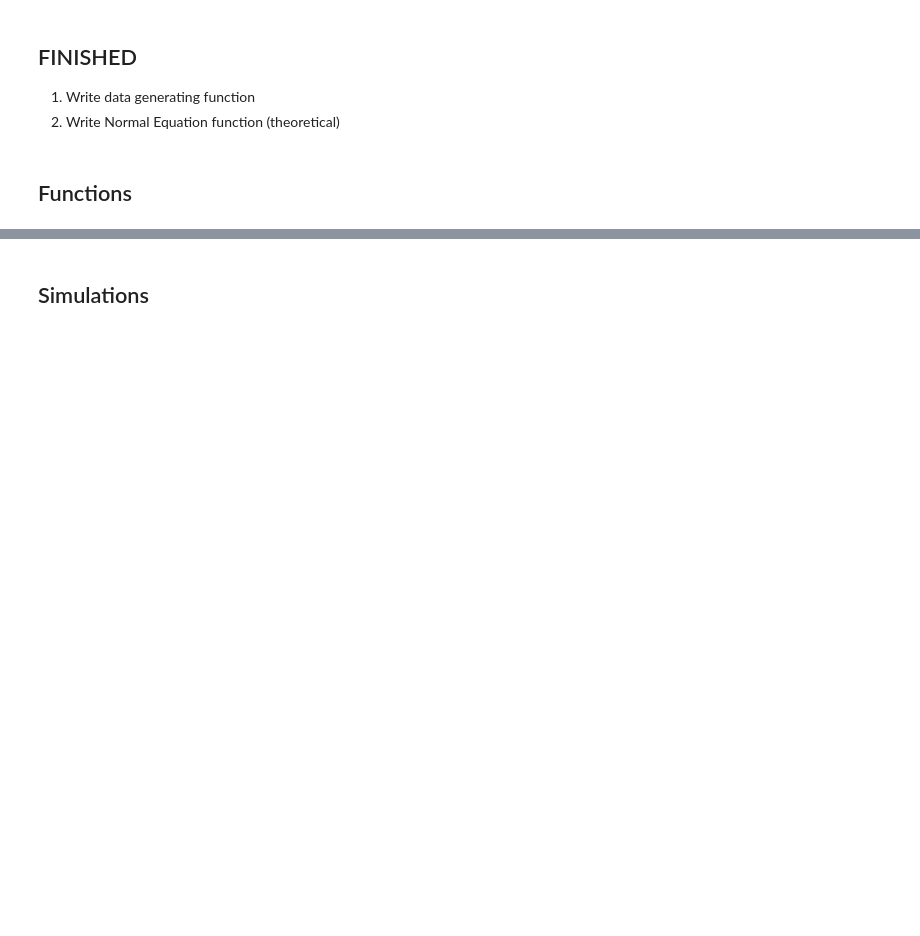
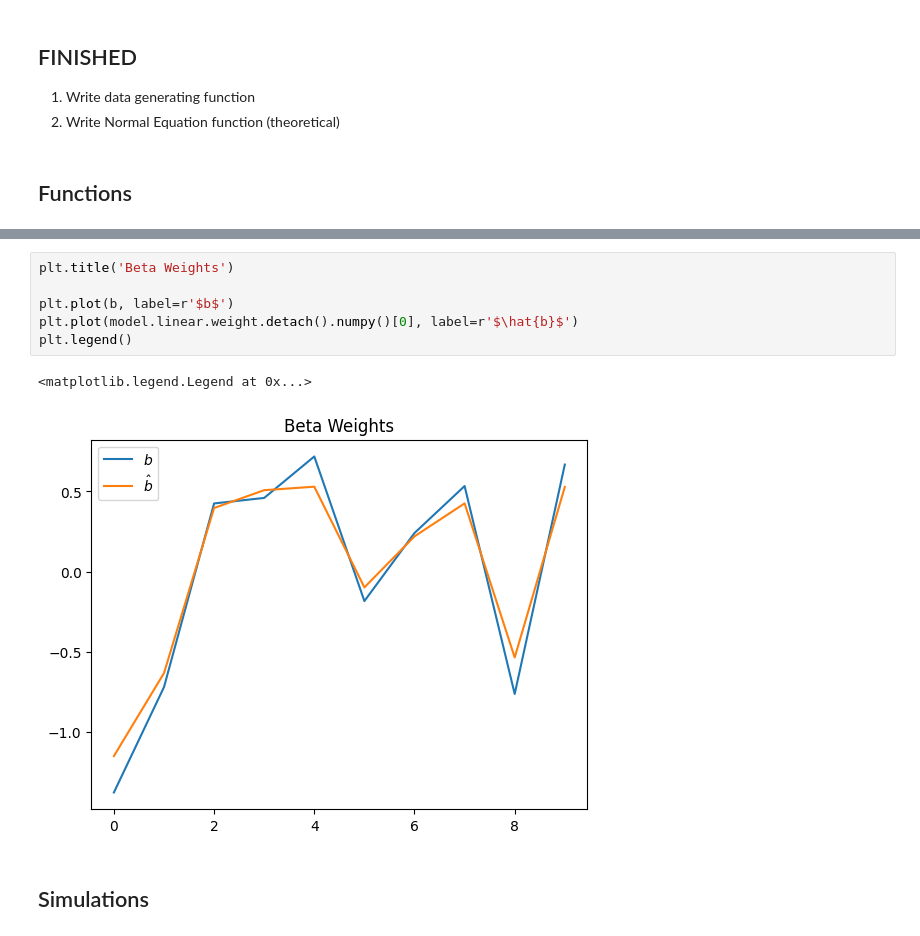
Before and after one commit to ryanhammonds/dsc210, a Jupyter notebook: project/Optimization Work.ipynb, the cells around one changed output, grey strips where cells are left out. Drawn from its saved outputs; the diff is of its cells as text; blank space fills up the shorter version.

Commit message:
add multiple betas example + SGD

```diff
--- a/project/Optimization Work.ipynb
+++ b/project/Optimization Work.ipynb
@@ -143,3 +224,12 @@ true      :  2
+# %%
+plt.title('Beta Weights')
+
+plt.plot(b, label=r'$b$')
+plt.plot(model.linear.weight.detach().numpy()[0], label=r'$\hat{b}$')
+plt.legend()
+# %% [output]
+<matplotlib.legend.Legend at 0x...>
+[figure, added]
 # %% [markdown]
 ## Simulations
 # %% [markdown]
```
Also changed, not shown: parts of 4 cells of this notebook.
